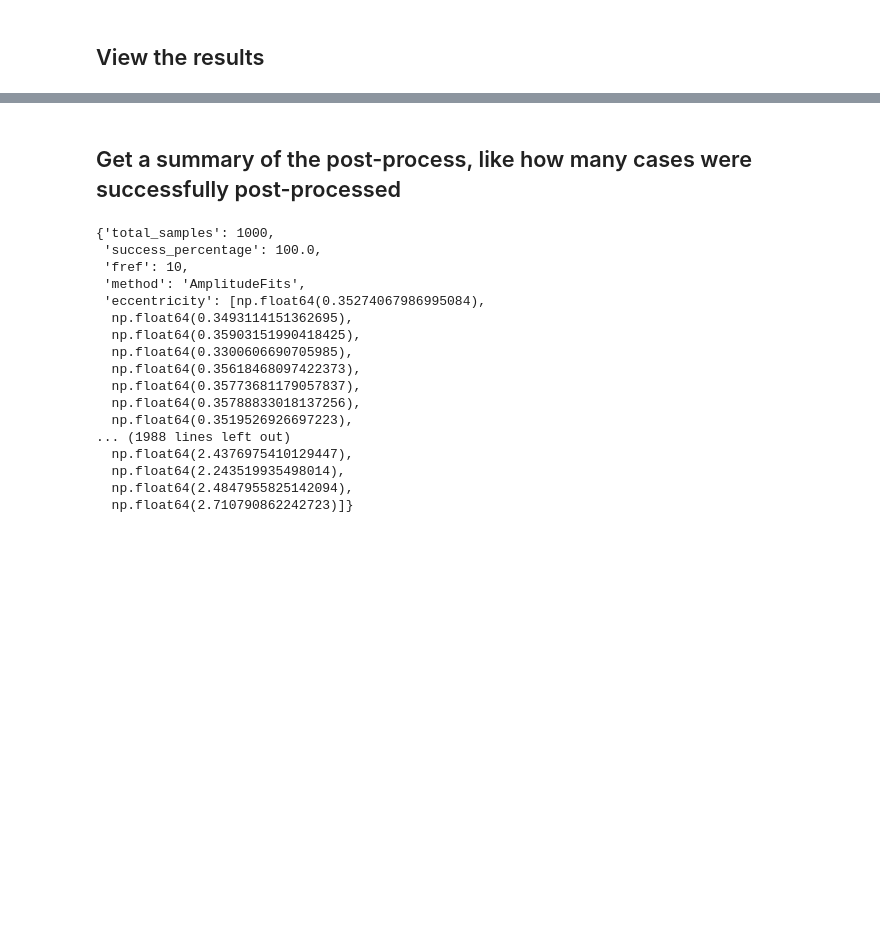
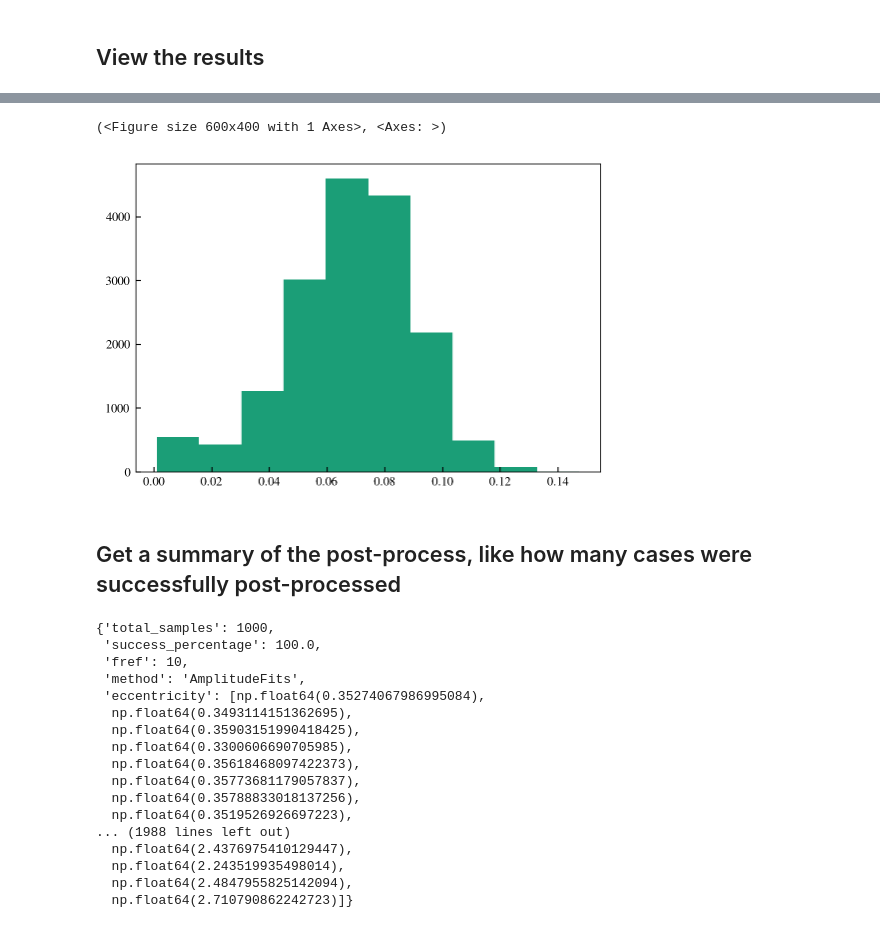
Before and after one commit to vijayvarma392/gw_eccentricity, a Jupyter notebook: gw_eccentricity/posterior/examples/post_process_for_bilby.ipynb, the cells around one changed output, grey strips where cells are left out. Cells and saved outputs as stored; diff of their text form; code cells hidden in the pictures; blank space fills up the shorter version.

```diff
--- a/gw_eccentricity/posterior/examples/post_process_for_bilby.ipynb
+++ b/gw_eccentricity/posterior/examples/post_process_for_bilby.ipynb
@@ -221,3 +289,8 @@ ax.axvline(egw_inj, c="tab:red")
+# %%
+egwBilby.plot_eccentricity_posterior()
+# %% [output]
+(<Figure size 600x400 with 1 Axes>, <Axes: >)
+[figure, added]
 # %% [markdown]
 ## Get a summary of the post-process, like how many cases were successfully post-processed
 # %%
```
Also changed, not shown: parts of 15 cells of this notebook, 7 other files.
